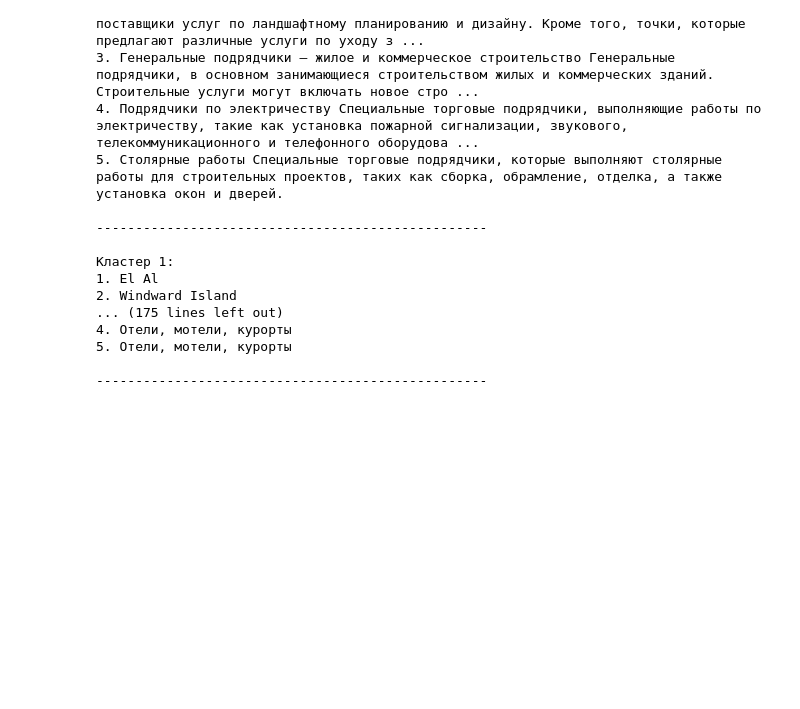
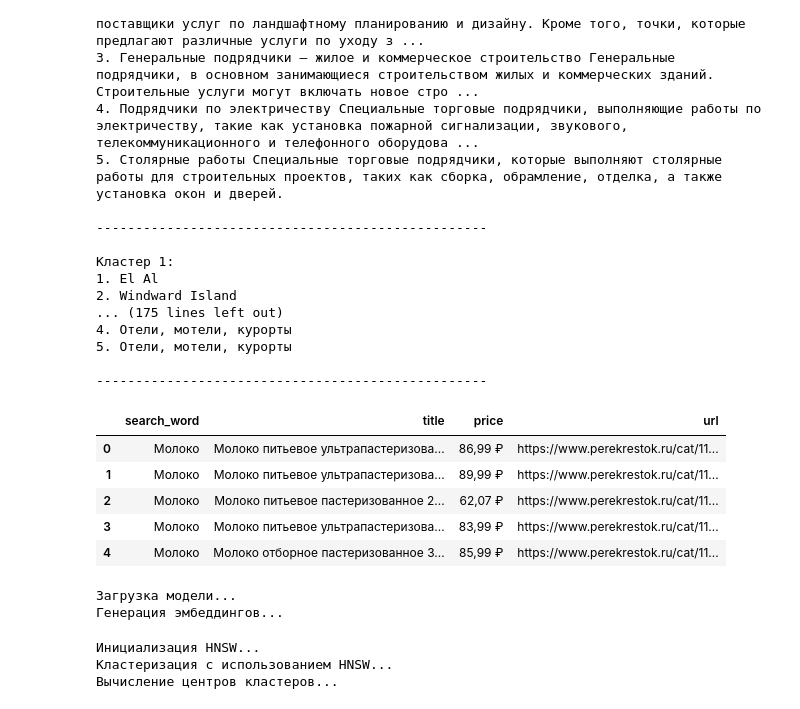
Before and after one commit to cyber-garden-t-bank/Classification, a Jupyter notebook: Clasterization.ipynb, the cells around one changed output. Saved outputs shown, nothing was run; the diff lists cells and outputs as text; code cells hidden in the pictures; blank space fills up the shorter version.

```diff
--- a/Clasterization.ipynb
+++ b/Clasterization.ipynb
@@ -450,3 +450,30 @@ Visualizing clusters...
 5. Отели, мотели, курорты
 
 --------------------------------------------------
+# %%
+import pandas as pd
+
+def process_csv_and_fetch_content(csv_file):
+    """
+    Читает CSV-файл и добавляет содержимое файлов из content_dir в виде нового столбца.
+
+    Args:
+        csv_file (str): Путь к CSV-файлу.
+        content_dir (str): Путь к папке с текстовыми файлами.
+
+    Returns:
+        pd.DataFrame: DataFrame с добавленным столбцом "Content" (содержимое файлов).
+    """
+    df = pd.read_csv(csv_file)
+    return df
+# %%
+results = process_csv_and_fetch_content("perekrestok_products.csv")
+# %%
+results.head()
+# %% [output]
+|  | search_word | title | price | url |
+| 0 | Молоко | Молоко питьевое ультрапастеризова... | 86,99 ₽ | https://www.perekrestok.ru/cat/11... |
+| 1 | Молоко | Молоко питьевое ультрапастеризова... | 89,99 ₽ | https://www.perekrestok.ru/cat/11... |
+| 2 | Молоко | Молоко питьевое пастеризованное 2... | 62,07 ₽ | https://www.perekrestok.ru/cat/11... |
+| 3 | Молоко | Молоко питьевое ультрапастеризова... | 83,99 ₽ | https://www.perekrestok.ru/cat/11... |
+| 4 | Молоко | Молоко отборное пастеризованное 3... | 85,99 ₽ | https://www.perekrestok.ru/cat/11... |
@@ -452,0 +523,20 @@ Visualizing clusters...
+# %%
+print("Загрузка модели...")
+embedding_model = SentenceTransformer("sentence-transformers/paraphrase-multilingual-MiniLM-L12-v2")
+embeddings = generate_embeddings(results, embedding_model)
+results['Embeddings'] = embeddings.tolist()
+num_clusters = 20
+cluster_labels, cluster_centers = cluster_embeddings(embeddings, num_clusters=num_clusters)
+results['Cluster'] = cluster_labels
+
+cluster_centers_df = pd.DataFrame(
+    cluster_centers,
+    columns=[f"dim_{i}" for i in range(cluster_centers.shape[1])],
+    index=[f"Cluster_{i}" for i in range(num_clusters)]
+)
+# %% [output]
+Загрузка модели...
+Генерация эмбеддингов...
+Инициализация HNSW...
+Кластеризация с использованием HNSW...
+Вычисление центров кластеров...
```
Also changed, not shown: parts of 5 cells of this notebook, 5 other files.
